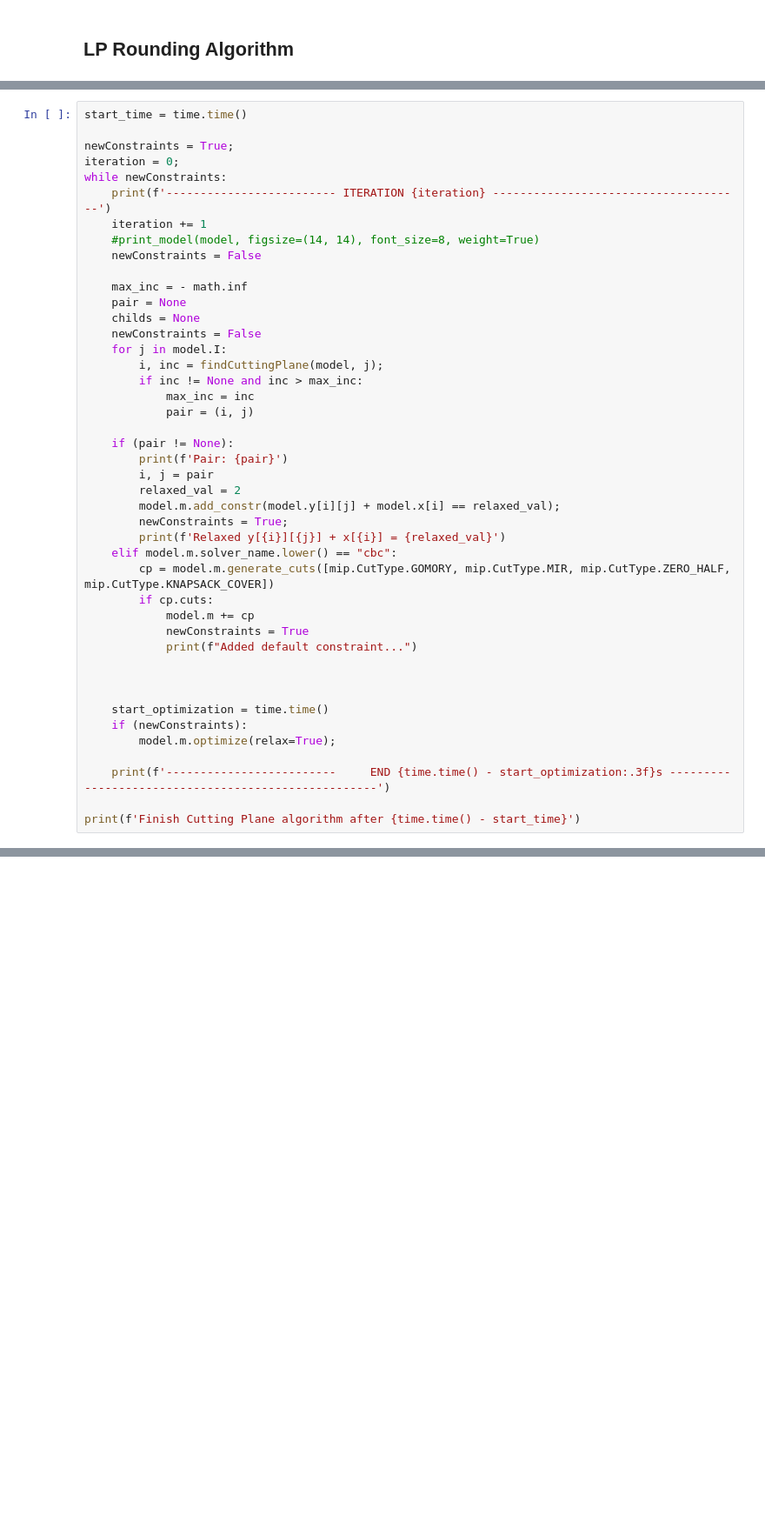
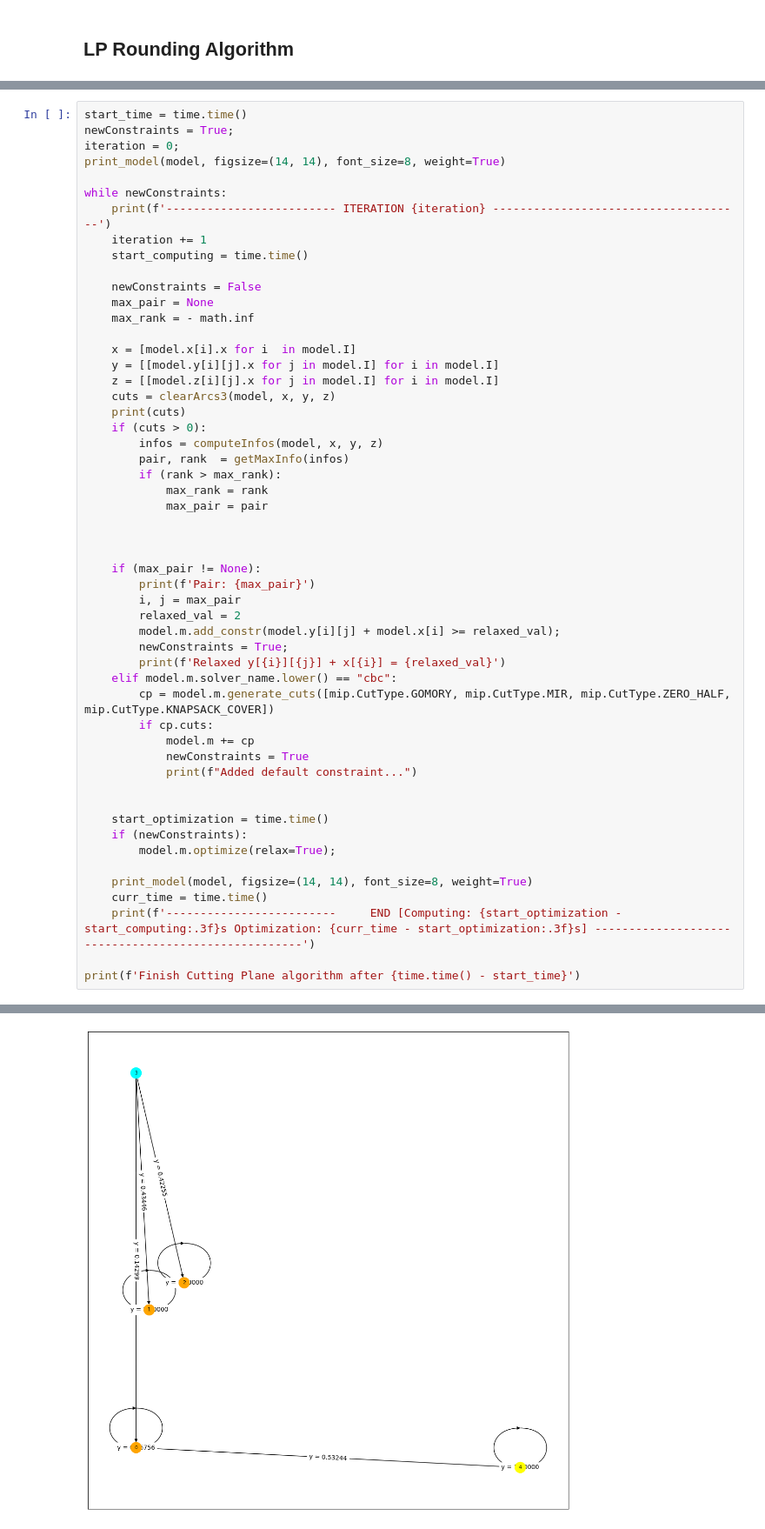
Before and after one commit to lorecampa/ProjectFOR_2022, a Jupyter notebook: biogas_location.ipynb, the cells around one changed output, grey strips where cells are left out. Shown at 87% size. Saved outputs shown, nothing was run; the diff lists cells and outputs as text; blank space fills up the shorter version.

```diff
--- a/biogas_location.ipynb
+++ b/biogas_location.ipynb
@@ -303,29 +442,37 @@ def findCuttingPlane(model:Model, j):
 # %%
 start_time = time.time()
-
 newConstraints = True;
 iteration = 0;
+print_model(model, figsize=(14, 14), font_size=8, weight=True)
+
 while newConstraints:
     print(f'------------------------- ITERATION {iteration} -------------------------------------')
     iteration += 1
-    #print_model(model, figsize=(14, 14), font_size=8, weight=True)
+    start_computing = time.time()
+
     newConstraints = False
+    max_pair = None
+    max_rank = - math.inf
 
-    max_inc = - math.inf
-    pair = None
-    childs = None
-    newConstraints = False
-    for j in model.I:
-        i, inc = findCuttingPlane(model, j);
-        if inc != None and inc > max_inc:
-            max_inc = inc
-            pair = (i, j)
+    x = [model.x[i].x for i  in model.I]
+    y = [[model.y[i][j].x for j in model.I] for i in model.I]
+    z = [[model.z[i][j].x for j in model.I] for i in model.I]
+    cuts = clearArcs3(model, x, y, z)
+    print(cuts)
+    if (cuts > 0):
+        infos = computeInfos(model, x, y, z)
+        pair, rank  = getMaxInfo(infos)
+        if (rank > max_rank):
+            max_rank = rank
+            max_pair = pair
 
-    if (pair != None):
-        print(f'Pair: {pair}')
-        i, j = pair
+
+
+    if (max_pair != None):
+        print(f'Pair: {max_pair}')
+        i, j = max_pair
         relaxed_val = 2
-        model.m.add_constr(model.y[i][j] + model.x[i] == relaxed_val);
+        model.m.add_constr(model.y[i][j] + model.x[i] >= relaxed_val);
         newConstraints = True;
         print(f'Relaxed y[{i}][{j}] + x[{i}] = {relaxed_val}')
     elif model.m.solver_name.lower() == "cbc":
@@ -336,12 +483,13 @@ while newConstraints:
             print(f"Added default constraint...")
 
 
-
     start_optimization = time.time()
     if (newConstraints):
         model.m.optimize(relax=True);
 
-    print(f'-------------------------     END {time.time() - start_optimization:.3f}s ----------------------------------------------------')
+    print_model(model, figsize=(14, 14), font_size=8, weight=True)
+    curr_time = time.time()
+    print(f'-------------------------     END [Computing: {start_optimization - start_computing:.3f}s Optimization: {curr_time - start_optimization:.3f}s] ----------------------------------------------------')
 
 print(f'Finish Cutting Plane algorithm after {time.time() - start_time}')
 # %% [output]
@@ -364,0 +498 @@ Finish Cutting Plane algorithm after 10.282835960388184
+[figure, added]
```
Also changed, not shown: parts of 7 cells of this notebook.
